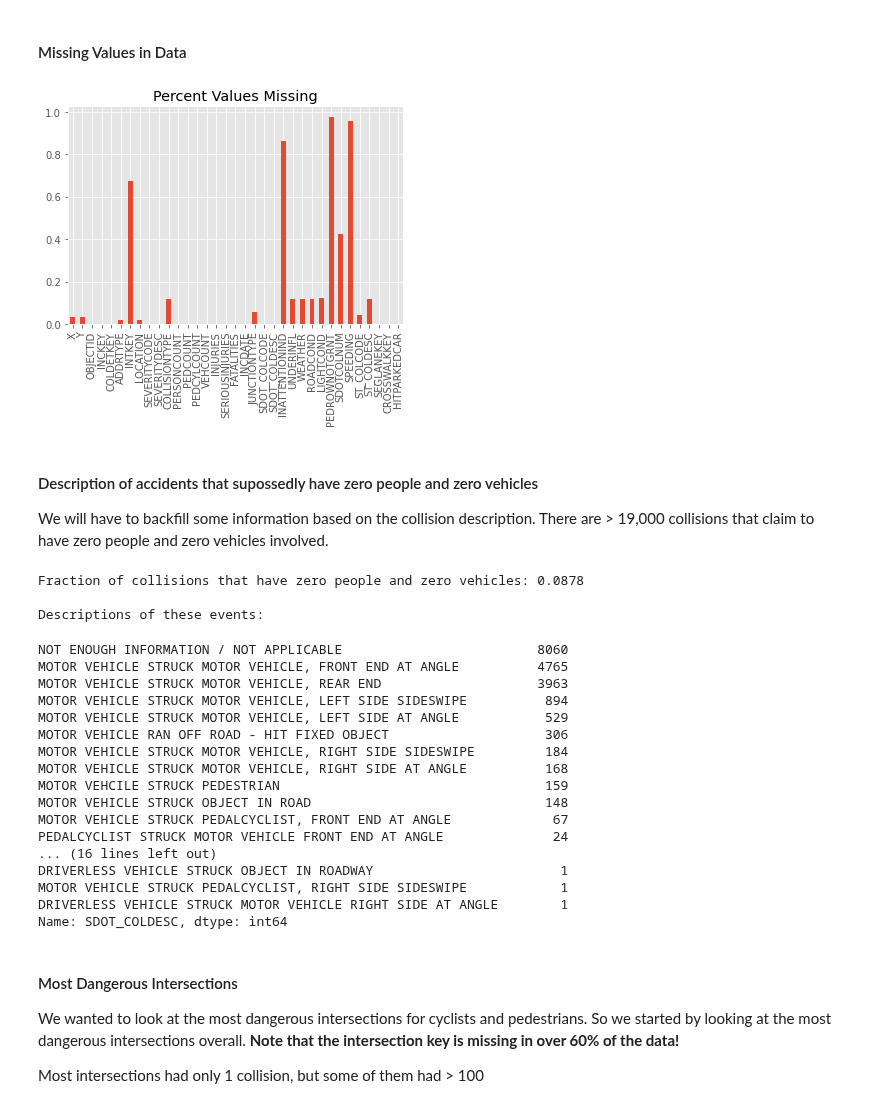
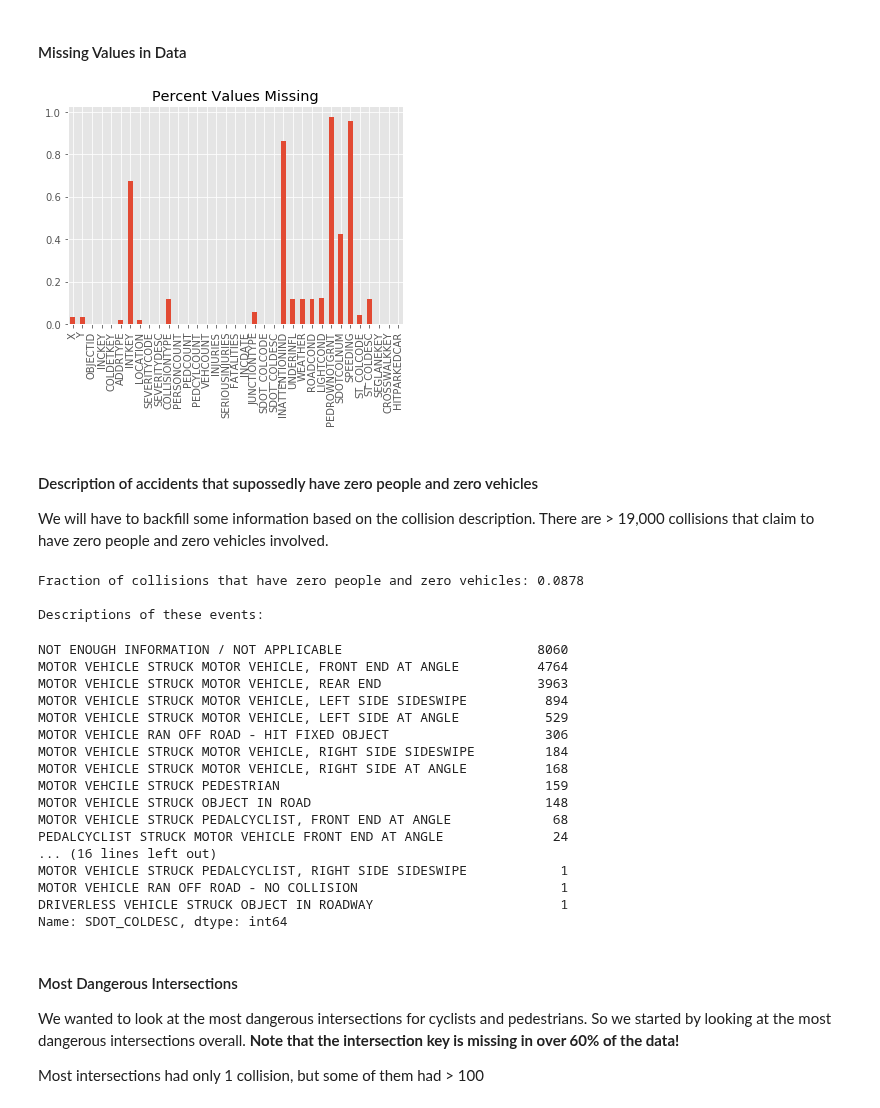
Before and after one commit to DataCircles/traffic_collisions_ml_team1, a Jupyter notebook: notebooks/data_report.ipynb, the cells around one changed output. Saved outputs shown, nothing was run; the diff lists cells and outputs as text; code cells hidden in the pictures.

```diff
--- a/notebooks/data_report.ipynb
+++ b/notebooks/data_report.ipynb
@@ -28,7 +28,10 @@ from IPython.display import display, Markdown
 from IPython.core.interactiveshell import InteractiveShell
 InteractiveShell.ast_node_interactivity = "all"
 # %%
-collisions_df = pd.read_csv('../data/Collisions.csv')
+#Load the data
+collisions_df = pd.read_csv('../data/Collisions.csv',
+                            parse_dates={'Datetime': ['INCDTTM']},
+                            infer_datetime_format=True)
 intersections_df = pd.read_csv('../data/Intersections.csv')
 streets_df = pd.read_csv('../data/Seattle_Streets.csv')
 # %% [markdown]
@@ -293,35 +307,30 @@ collisions.describe()
 # %% [markdown]
 #### Missing Values in Data
 # %%
-# Load data and set Datetime column
-collisions = pd.read_csv('../data/external/Collisions.csv',
-                         parse_dates={'Datetime': ['INCDTTM']},
-                         infer_datetime_format=True)
-
 # Clean up and set index to datetime
-collisions = (
-    collisions.set_index('Datetime')
+collisions_df = (
+    collisions_df.set_index('Datetime')
     .sort_index()
     .drop(columns=['EXCEPTRSNDESC', 'EXCEPTRSNCODE', 'REPORTNO', 'STATUS'])
 )
 
 # Plot missing values
-pct_null = (collisions.isna().sum()/collisions.shape[0]).plot(kind='bar',
+pct_null = (collisions_df.isna().sum()/collisions_df.shape[0]).plot(kind='bar',
                                                               title="Percent Values Missing")
 # %% [output]
-[figure, old version]
+[figure, new version]
 # %% [markdown]
 #### Description of accidents that supossedly have zero people and zero vehicles
 
 We will have to backfill some information based on the collision description. There are > 19,000 collisions that claim to have zero people and zero vehicles involved.
 # %%
 # How many of these involve ZERO people (ie, terrible book-keeping)
-no_people = collisions.loc[(collisions['PEDCOUNT'] == 0) &
-           (collisions['PEDCYLCOUNT'] == 0) &
-           (collisions['PERSONCOUNT'] == 0) &
-            (collisions['VEHCOUNT'] == 0)]
+no_people = collisions_df.loc[(collisions_df['PEDCOUNT'] == 0) &
+           (collisions_df['PEDCYLCOUNT'] == 0) &
+           (collisions_df['PERSONCOUNT'] == 0) &
+            (collisions_df['VEHCOUNT'] == 0)]
 
-no_people_frac = no_people.shape[0]/collisions.shape[0]
+no_people_frac = no_people.shape[0]/collisions_df.shape[0]
 print('Fraction of collisions that have zero people and zero vehicles: {:0.4f}\n'.format(no_people_frac))
 print('Descriptions of these events:')
 # Show descriptions
@@ -331,7 +340,7 @@ Fraction of collisions that have zero people and zero vehicles: 0.0878
 
 Descriptions of these events:
 NOT ENOUGH INFORMATION / NOT APPLICABLE                         8060
-MOTOR VEHICLE STRUCK MOTOR VEHICLE, FRONT END AT ANGLE          4765
+MOTOR VEHICLE STRUCK MOTOR VEHICLE, FRONT END AT ANGLE          4764
 MOTOR VEHICLE STRUCK MOTOR VEHICLE, REAR END                    3963
 MOTOR VEHICLE STRUCK MOTOR VEHICLE, LEFT SIDE SIDESWIPE          894
 MOTOR VEHICLE STRUCK MOTOR VEHICLE, LEFT SIDE AT ANGLE           529
@@ -340,12 +349,12 @@ MOTOR VEHICLE STRUCK MOTOR VEHICLE, RIGHT SIDE SIDESWIPE         184
 MOTOR VEHICLE STRUCK MOTOR VEHICLE, RIGHT SIDE AT ANGLE          168
 MOTOR VEHCILE STRUCK PEDESTRIAN                                  159
 MOTOR VEHICLE STRUCK OBJECT IN ROAD                              148
-MOTOR VEHICLE STRUCK PEDALCYCLIST, FRONT END AT ANGLE             67
+MOTOR VEHICLE STRUCK PEDALCYCLIST, FRONT END AT ANGLE             68
 PEDALCYCLIST STRUCK MOTOR VEHICLE FRONT END AT ANGLE              24
 ... (16 lines left out)
+MOTOR VEHICLE STRUCK PEDALCYCLIST, RIGHT SIDE SIDESWIPE            1
+MOTOR VEHICLE RAN OFF ROAD - NO COLLISION                          1
 DRIVERLESS VEHICLE STRUCK OBJECT IN ROADWAY                        1
-MOTOR VEHICLE STRUCK PEDALCYCLIST, RIGHT SIDE SIDESWIPE            1
-DRIVERLESS VEHICLE STRUCK MOTOR VEHICLE RIGHT SIDE AT ANGLE        1
 Name: SDOT_COLDESC, dtype: int64
 # %% [markdown]
 #### Most Dangerous Intersections
```
Also changed, not shown: parts of 13 cells of this notebook.
